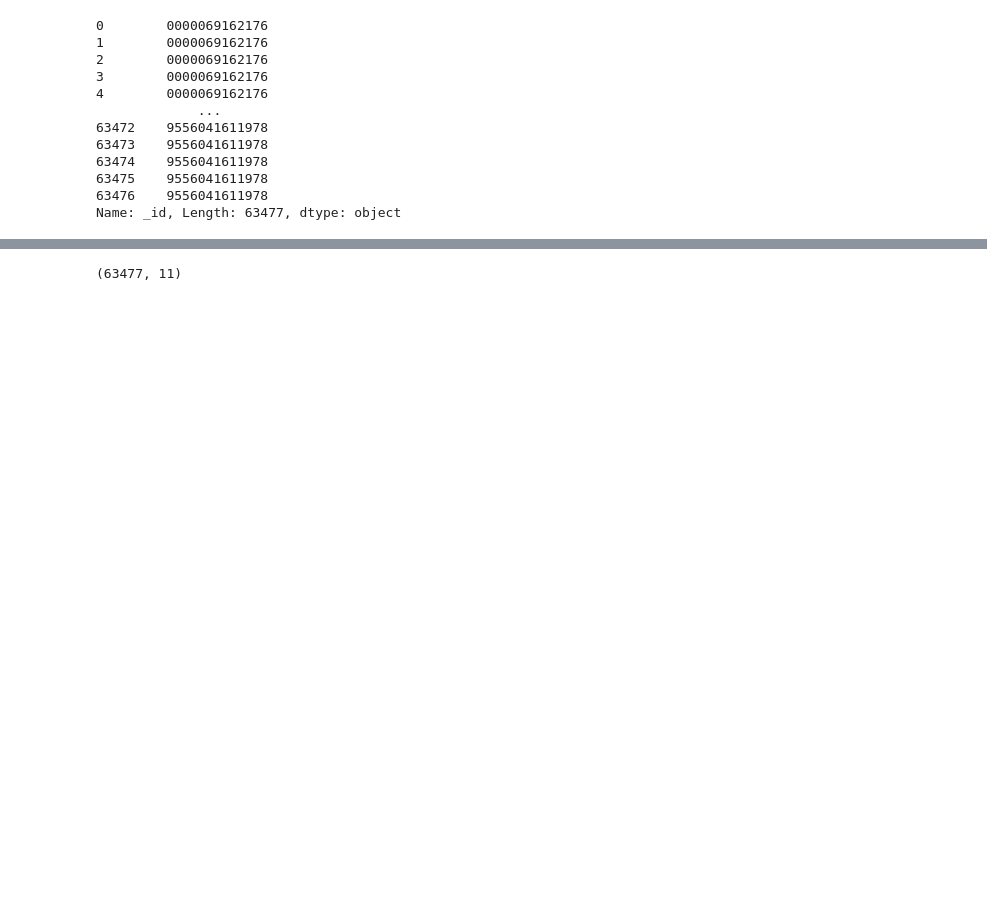
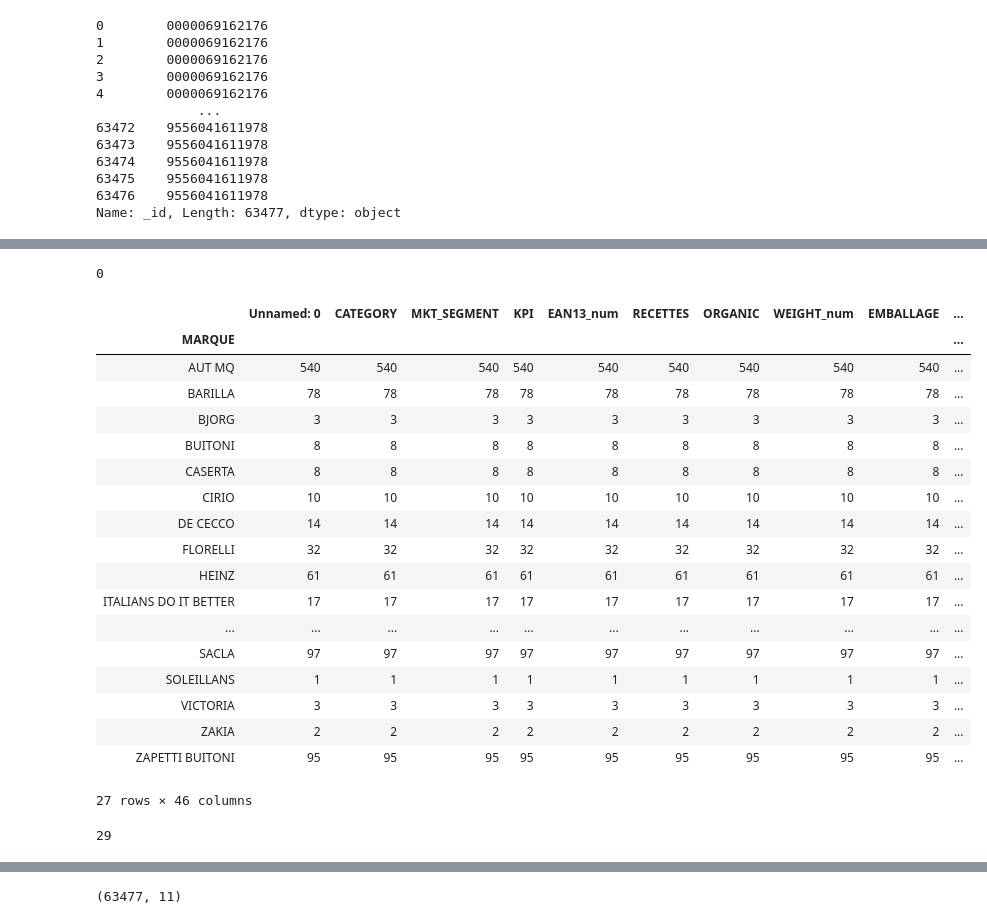
Before and after one commit to alex-toy/italians_do_it_better, a Jupyter notebook: Mix_produits_ingredients.ipynb, the cells around one changed output, grey strips where cells are left out. Saved outputs shown, nothing was run; the diff lists cells and outputs as text; code cells hidden in the pictures; blank space fills up the shorter version.

```diff
--- a/Mix_produits_ingredients.ipynb
+++ b/Mix_produits_ingredients.ipynb
@@ -22,4 +22,4 @@ df_O_ING['_id']
 63476    9556041611978
 Name: _id, Length: 63477, dtype: object
 # %%
-df_N_FRANCE = pd.read_csv('N_NIELSEN/N_FRANCE.csv')
+df_N_FR_FEC = pd.read_csv('N_NIELSEN/N_FRANCE_FEC.csv')
@@ -40,0 +26,2 @@ Name: MARQUE, Length: 24344, dtype: object
+# %%
+df_N_FR_FEC_VV = df_N_FR_FEC[df_N_FR_FEC['KPI'] == 'Ventes Volume  ']  #espaces à virer
@@ -41,3 +169,35 @@ Name: MARQUE, Length: 24344, dtype: object
+# %%
+pd.isna(marques).sum()
+# %% [output]
+0
+# %%
+temp = df_N_FR_FEC_VV.groupby(by='MARQUE').count()
+# %%
+temp
+# %% [output]
+|  | Unnamed: 0 | CATEGORY | MKT_SEGMENT | KPI | EAN13_num | RECETTES | ORGANIC | WEIGHT_num | EMBALLAGE | ... |
+| MARQUE |  |  |  |  |  |  |  |  |  | ... |
+| AUT MQ | 540 | 540 | 540 | 540 | 540 | 540 | 540 | 540 | 540 | ... |
+| BARILLA | 78 | 78 | 78 | 78 | 78 | 78 | 78 | 78 | 78 | ... |
+| BJORG | 3 | 3 | 3 | 3 | 3 | 3 | 3 | 3 | 3 | ... |
+| BUITONI | 8 | 8 | 8 | 8 | 8 | 8 | 8 | 8 | 8 | ... |
+| CASERTA | 8 | 8 | 8 | 8 | 8 | 8 | 8 | 8 | 8 | ... |
+| CIRIO | 10 | 10 | 10 | 10 | 10 | 10 | 10 | 10 | 10 | ... |
+| DE CECCO | 14 | 14 | 14 | 14 | 14 | 14 | 14 | 14 | 14 | ... |
+| FLORELLI | 32 | 32 | 32 | 32 | 32 | 32 | 32 | 32 | 32 | ... |
+| HEINZ | 61 | 61 | 61 | 61 | 61 | 61 | 61 | 61 | 61 | ... |
+| ITALIANS DO IT BETTER | 17 | 17 | 17 | 17 | 17 | 17 | 17 | 17 | 17 | ... |
+| ... | ... | ... | ... | ... | ... | ... | ... | ... | ... | ... |
+| SACLA | 97 | 97 | 97 | 97 | 97 | 97 | 97 | 97 | 97 | ... |
+| SOLEILLANS | 1 | 1 | 1 | 1 | 1 | 1 | 1 | 1 | 1 | ... |
+| VICTORIA | 3 | 3 | 3 | 3 | 3 | 3 | 3 | 3 | 3 | ... |
+| ZAKIA | 2 | 2 | 2 | 2 | 2 | 2 | 2 | 2 | 2 | ... |
+| ZAPETTI BUITONI | 95 | 95 | 95 | 95 | 95 | 95 | 95 | 95 | 95 | ... |
+27 rows × 46 columns
+# %%
+len(marques)
+# %% [output]
+29
 # %%
 df_O_PROD_ING
 # %% [output]
```
Also changed, not shown: parts of 21 cells of this notebook.
